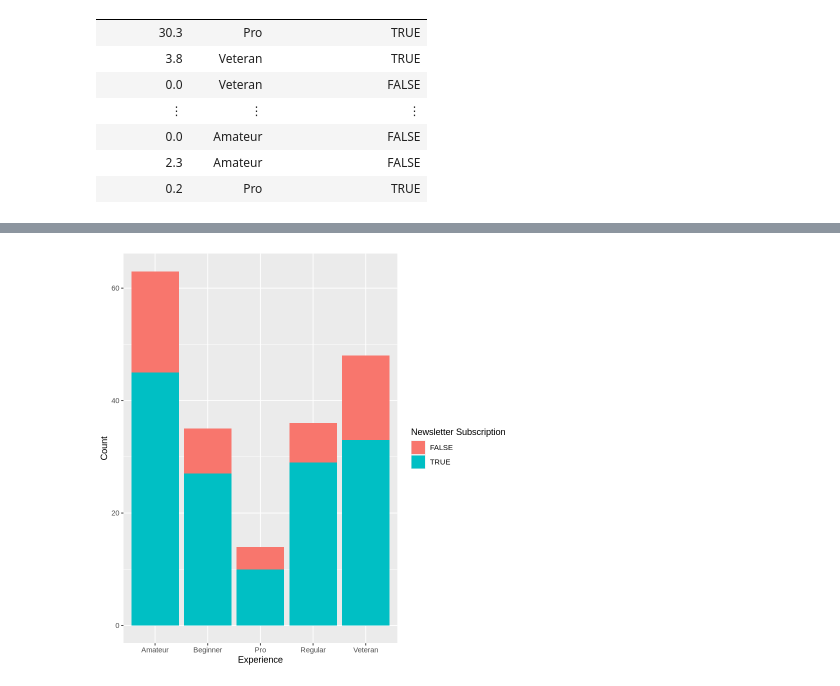
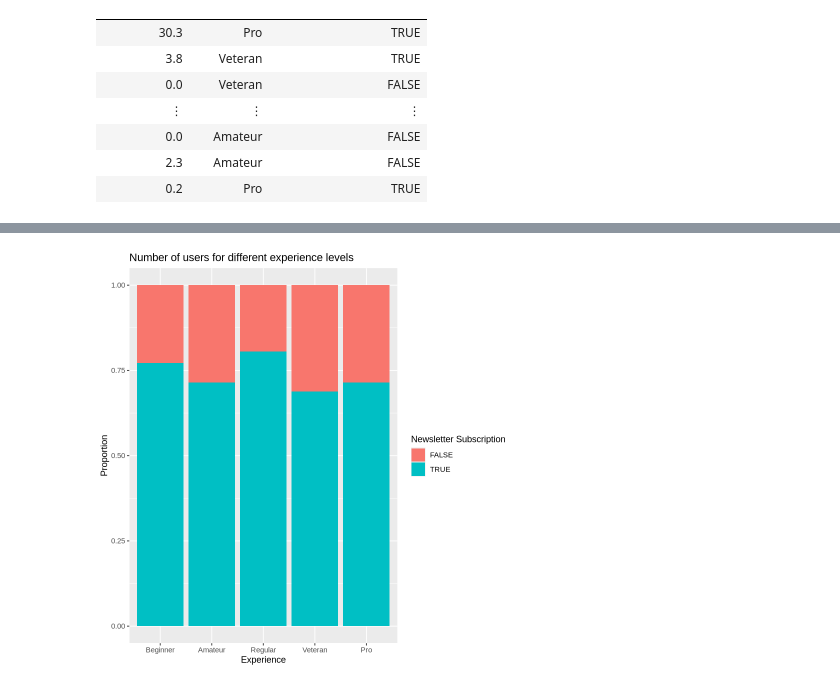
Before and after one commit to Sachi-F/dsci100-project, a Jupyter notebook: Project planning - Sachi Fujimoto group3.ipynb, the cells around one changed output, grey strips where cells are left out. Saved outputs shown, nothing was run; the diff lists cells and outputs as text; code cells hidden in the pictures.

```diff
--- a/Project planning - Sachi Fujimoto group3.ipynb
+++ b/Project planning - Sachi Fujimoto group3.ipynb
@@ -198,7 +204,9 @@ players_graph_2
 # %%
 players_graph_3 <- tidy_players |>
     ggplot(aes(x = experience, fill = newsletter_subscription)) +
-    geom_histogram(stat="count") +
-    labs (x = "Experience", y = "Count", fill = "Newsletter Subscription")
+    geom_histogram(stat = "count", position = "fill") +
+    labs(x = "Experience", y = "Proportion", fill = "Newsletter Subscription") +
+    ggtitle("Number of users for different experience levels") +
+    scale_x_discrete(limits = c("Beginner", "Amateur", "Regular", "Veteran", "Pro"))
 players_graph_3
 # %% [output]
@@ -206,5 +214,5 @@ Warning message in geom_histogram(stat = "count"):
 “Ignoring unknown parameters: `binwidth`, `bins`, and `pad`”
-[figure, old version]
+[figure, new version]
 # %% [markdown]
 ### Insights from the above graphs
 - Graph 1:
```
Also changed, not shown: parts of 6 cells of this notebook.
